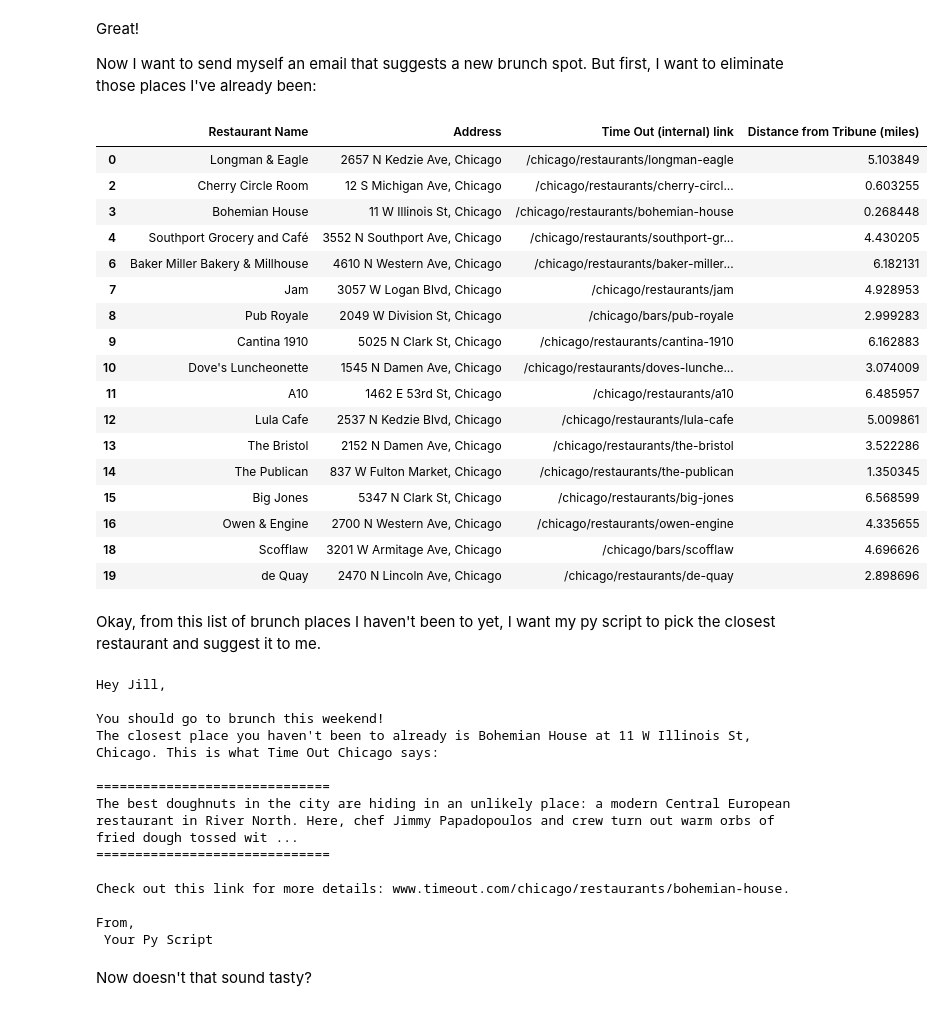
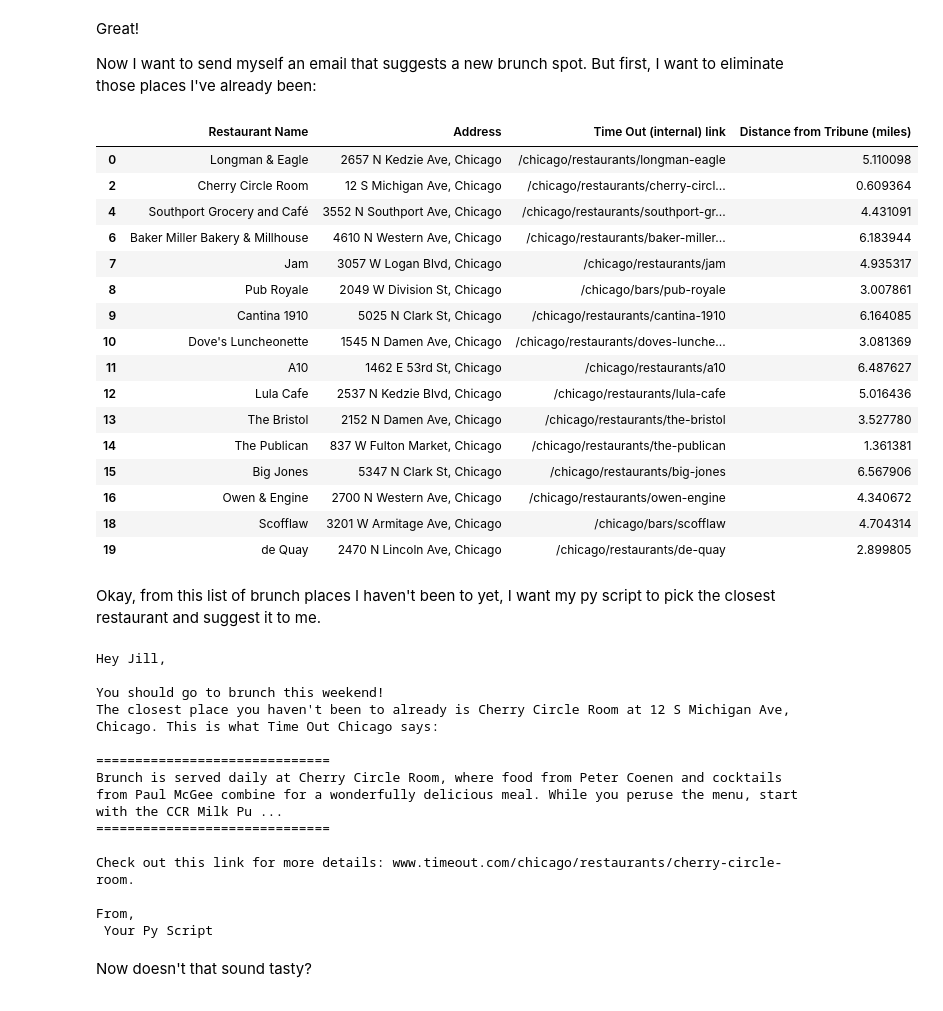
Before and after one commit to jillrobinson/CS109-Projects, a Jupyter notebook: Chicago brunch places.ipynb, the cells around one changed output. Cells and saved outputs as stored; diff of their text form; code cells hidden in the pictures.

```diff
--- a/Chicago brunch places.ipynb
+++ b/Chicago brunch places.ipynb
@@ -182,32 +182,31 @@ Great!
 Now I want to send myself an email that suggests a new brunch spot. But first, I want to eliminate those places I've already been:
 # %%
 # Places I've been to from the brunch list:
-brunch_done = ['Analogue', 'Au Cheval', 'Beatrix']
+brunch_done = ['Analogue', 'Au Cheval', 'Beatrix', 'Bohemian House']
 
 # Place from the brunch list I haven't been:
 brunch_not_done = [i for i in table['Restaurant Name'] if i not in brunch_done]
 
 brunch_df = table.loc[table['Restaurant Name'].isin(brunch_not_done)]
 brunch_df
 # %% [output]
 |  | Restaurant Name | Address | Time Out (internal) link | Distance from Tribune (miles) |
-| 0 | Longman & Eagle | 2657 N Kedzie Ave, Chicago | /chicago/restaurants/longman-eagle | 5.103849 |
-| 2 | Cherry Circle Room | 12 S Michigan Ave, Chicago | /chicago/restaurants/cherry-circl... | 0.603255 |
-| 3 | Bohemian House | 11 W Illinois St, Chicago | /chicago/restaurants/bohemian-house | 0.268448 |
-| 4 | Southport Grocery and Café | 3552 N Southport Ave, Chicago | /chicago/restaurants/southport-gr... | 4.430205 |
-| 6 | Baker Miller Bakery & Millhouse | 4610 N Western Ave, Chicago | /chicago/restaurants/baker-miller... | 6.182131 |
-| 7 | Jam | 3057 W Logan Blvd, Chicago | /chicago/restaurants/jam | 4.928953 |
-| 8 | Pub Royale | 2049 W Division St, Chicago | /chicago/bars/pub-royale | 2.999283 |
-| 9 | Cantina 1910 | 5025 N Clark St, Chicago | /chicago/restaurants/cantina-1910 | 6.162883 |
-| 10 | Dove's Luncheonette | 1545 N Damen Ave, Chicago | /chicago/restaurants/doves-lunche... | 3.074009 |
-| 11 | A10 | 1462 E 53rd St, Chicago | /chicago/restaurants/a10 | 6.485957 |
-| 12 | Lula Cafe | 2537 N Kedzie Blvd, Chicago | /chicago/restaurants/lula-cafe | 5.009861 |
-| 13 | The Bristol | 2152 N Damen Ave, Chicago | /chicago/restaurants/the-bristol | 3.522286 |
-| 14 | The Publican | 837 W Fulton Market, Chicago | /chicago/restaurants/the-publican | 1.350345 |
-| 15 | Big Jones | 5347 N Clark St, Chicago | /chicago/restaurants/big-jones | 6.568599 |
-| 16 | Owen & Engine | 2700 N Western Ave, Chicago | /chicago/restaurants/owen-engine | 4.335655 |
-| 18 | Scofflaw | 3201 W Armitage Ave, Chicago | /chicago/bars/scofflaw | 4.696626 |
-| 19 | de Quay | 2470 N Lincoln Ave, Chicago | /chicago/restaurants/de-quay | 2.898696 |
+| 0 | Longman & Eagle | 2657 N Kedzie Ave, Chicago | /chicago/restaurants/longman-eagle | 5.110098 |
+| 2 | Cherry Circle Room | 12 S Michigan Ave, Chicago | /chicago/restaurants/cherry-circl... | 0.609364 |
+| 4 | Southport Grocery and Café | 3552 N Southport Ave, Chicago | /chicago/restaurants/southport-gr... | 4.431091 |
+| 6 | Baker Miller Bakery & Millhouse | 4610 N Western Ave, Chicago | /chicago/restaurants/baker-miller... | 6.183944 |
+| 7 | Jam | 3057 W Logan Blvd, Chicago | /chicago/restaurants/jam | 4.935317 |
+| 8 | Pub Royale | 2049 W Division St, Chicago | /chicago/bars/pub-royale | 3.007861 |
+| 9 | Cantina 1910 | 5025 N Clark St, Chicago | /chicago/restaurants/cantina-1910 | 6.164085 |
+| 10 | Dove's Luncheonette | 1545 N Damen Ave, Chicago | /chicago/restaurants/doves-lunche... | 3.081369 |
+| 11 | A10 | 1462 E 53rd St, Chicago | /chicago/restaurants/a10 | 6.487627 |
+| 12 | Lula Cafe | 2537 N Kedzie Blvd, Chicago | /chicago/restaurants/lula-cafe | 5.016436 |
+| 13 | The Bristol | 2152 N Damen Ave, Chicago | /chicago/restaurants/the-bristol | 3.527780 |
+| 14 | The Publican | 837 W Fulton Market, Chicago | /chicago/restaurants/the-publican | 1.361381 |
+| 15 | Big Jones | 5347 N Clark St, Chicago | /chicago/restaurants/big-jones | 6.567906 |
+| 16 | Owen & Engine | 2700 N Western Ave, Chicago | /chicago/restaurants/owen-engine | 4.340672 |
+| 18 | Scofflaw | 3201 W Armitage Ave, Chicago | /chicago/bars/scofflaw | 4.704314 |
+| 19 | de Quay | 2470 N Lincoln Ave, Chicago | /chicago/restaurants/de-quay | 2.899805 |
 # %% [markdown]
 Okay, from this list of brunch places I haven't been to yet, I want my py script to pick the closest restaurant and suggest it to me.
 # %%
@@ -244,13 +243,13 @@ print message
 Hey Jill,
 
 You should go to brunch this weekend!
-The closest place you haven't been to already is Bohemian House at 11 W Illinois St, Chicago. This is what Time Out Chicago says:
+The closest place you haven't been to already is Cherry Circle Room at 12 S Michigan Ave, Chicago. This is what Time Out Chicago says:
 
 ==============================
-The best doughnuts in the city are hiding in an unlikely place: a modern Central European restaurant in River North. Here, chef Jimmy Papadopoulos and crew turn out warm orbs of fried dough tossed wit ...
+Brunch is served daily at Cherry Circle Room, where food from Peter Coenen and cocktails from Paul McGee combine for a wonderfully delicious meal. While you peruse the menu, start with the CCR Milk Pu ...
 ==============================
 
-Check out this link for more details: www.timeout.com/chicago/restaurants/bohemian-house.
+Check out this link for more details: www.timeout.com/chicago/restaurants/cherry-circle-room.
 
 From,
  Your Py Script
```
Also changed, not shown: parts of 1 cell of this notebook.
